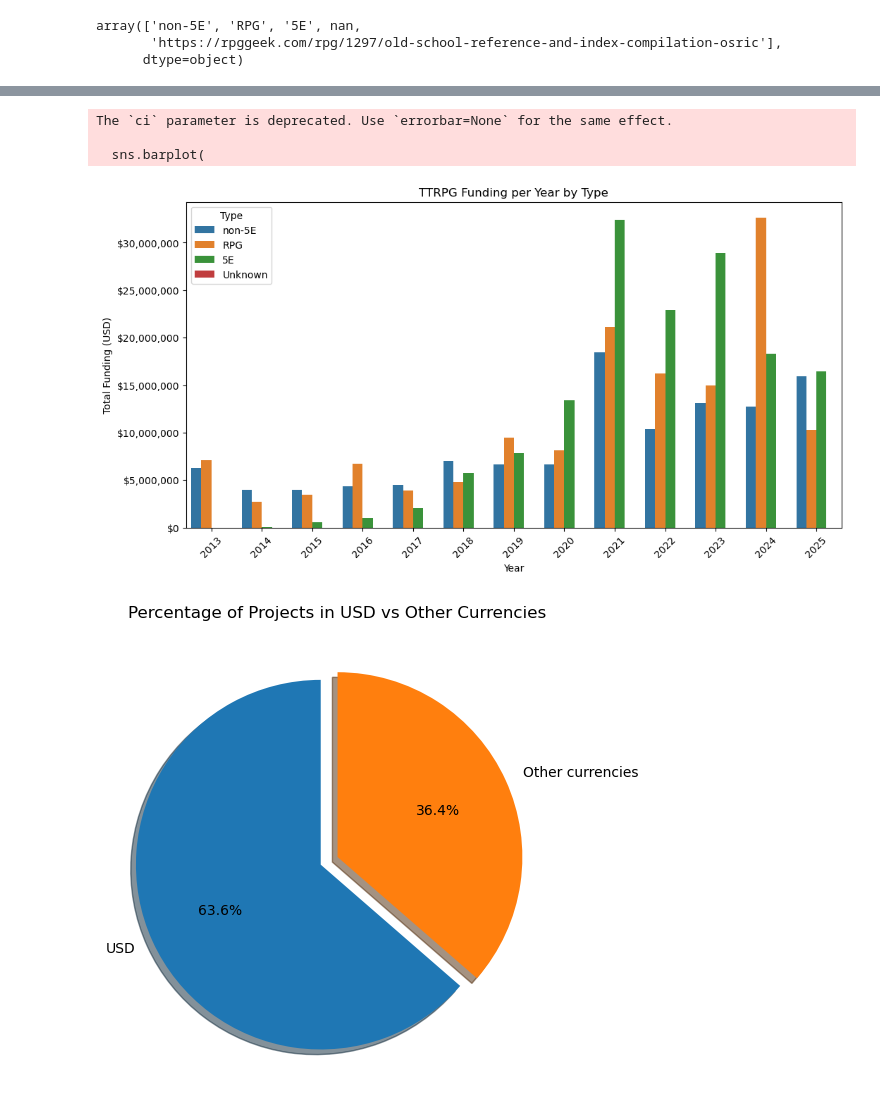
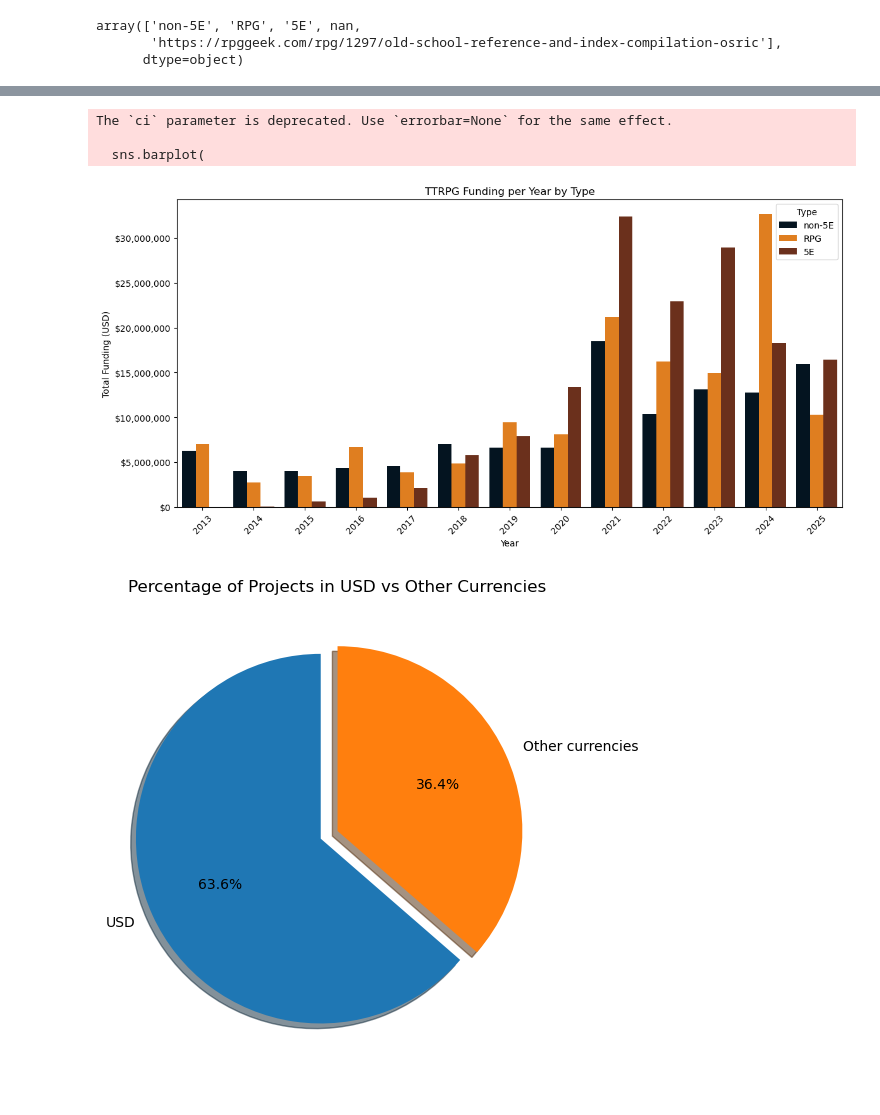
Before and after one commit to geradenhraba-cell/Kickstarter-Data, a Jupyter notebook: capstone/notebook/kickstarter.ipynb, the cells around one changed output, grey strips where cells are left out. Cells and saved outputs as stored; diff of their text form; code cells hidden in the pictures.

```diff
--- a/capstone/notebook/kickstarter.ipynb
+++ b/capstone/notebook/kickstarter.ipynb
@@ -545,6 +545,16 @@ array(['non-5E', 'RPG', '5E', nan,
 ttrpg_all['Type'] = ttrpg_all['Type'].replace(
     'https://rpggeek.com/rpg/1297/old-school-reference-and-index-compilation-osric',
     pd.NA)
+# %%
+ttrpg_all['type_filled'] = ttrpg_all['Type'].fillna('Unknown')
+
+ttrpg_known = ttrpg_all[ttrpg_all['type_filled'] != 'Unknown']
+# %%
+type_palette = [
+    "#001524",
+    "#FF7D00",
+    "#78290F",
+]
 # %%
 ttrpg_all['type_filled'] = ttrpg_all['Type'].fillna('Unknown')
 
@@ -572,32 +582,33 @@ year
 2024         $18,277,176  $32,647,449      $0  $12,748,969
 2025         $16,445,719  $10,295,316  $8,521  $15,922,767
 # %%
-ttrpg_all['type_filled'] = ttrpg_all['Type'].fillna('Unknown')
-
 plt.figure(figsize=(12,6))
 sns.barplot(
-    data=ttrpg_all,
+    data=ttrpg_known,
     x='year',
     y='LevelUSD',
     hue='type_filled',
     estimator=sum,
-    ci=None)
+    ci=None,
+    palette=type_palette
+)
 
 plt.title('TTRPG Funding per Year by Type')
 plt.ylabel('Total Funding (USD)')
 plt.xlabel('Year')
 
 formatter = FuncFormatter(lambda x, _: f"${x:,.0f}")
 plt.gca().yaxis.set_major_formatter(formatter)
 
 plt.legend(title='Type')
 plt.xticks(rotation=45)
-plt.show();
+plt.tight_layout()
+plt.show()
 # %% [output]
 The `ci` parameter is deprecated. Use `errorbar=None` for the same effect.
 
   sns.barplot(
-[figure, old version]
+[figure, new version]
 # %%
 labels = ['USD', 'Other currencies']
 sizes = [usd_pct, other_pct]
```
Also changed, not shown: parts of 25 cells of this notebook.
